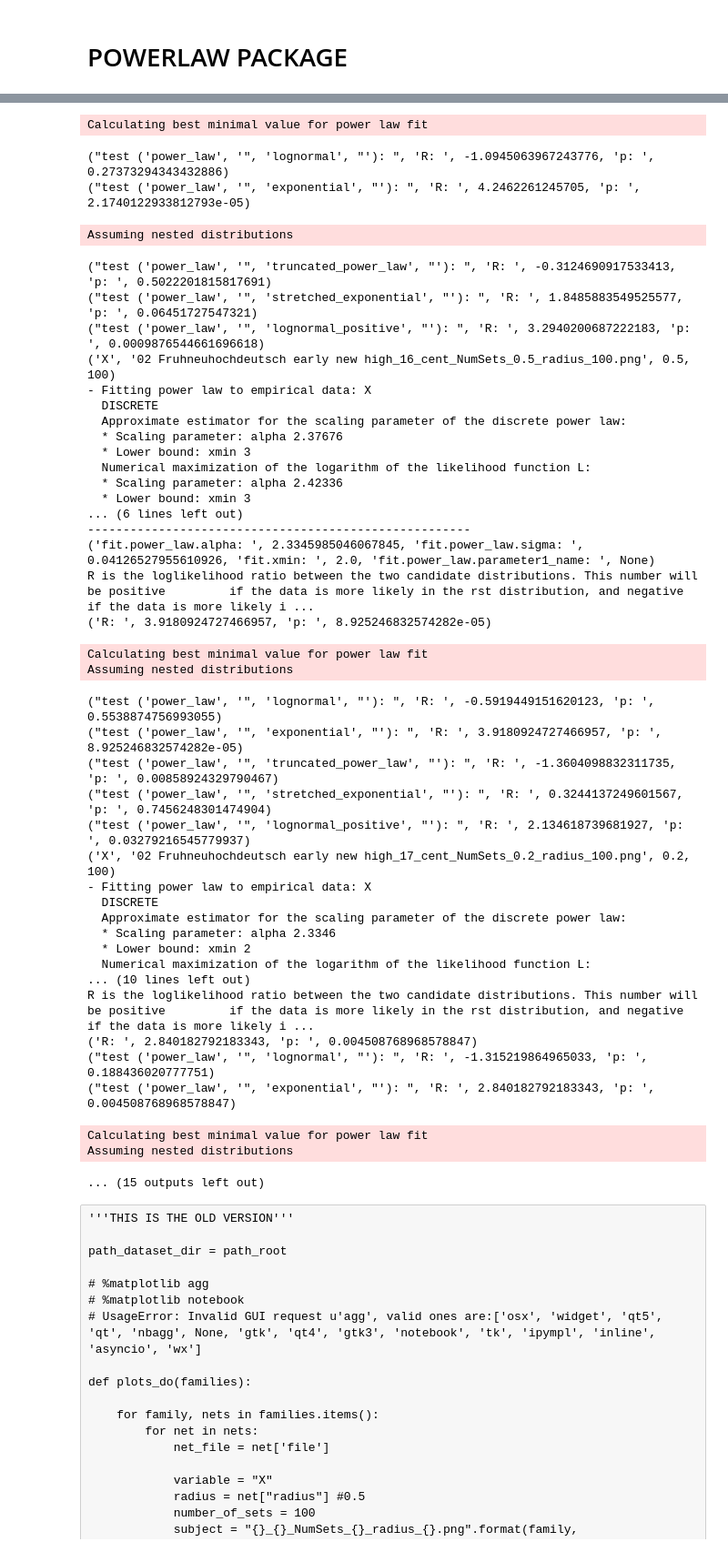
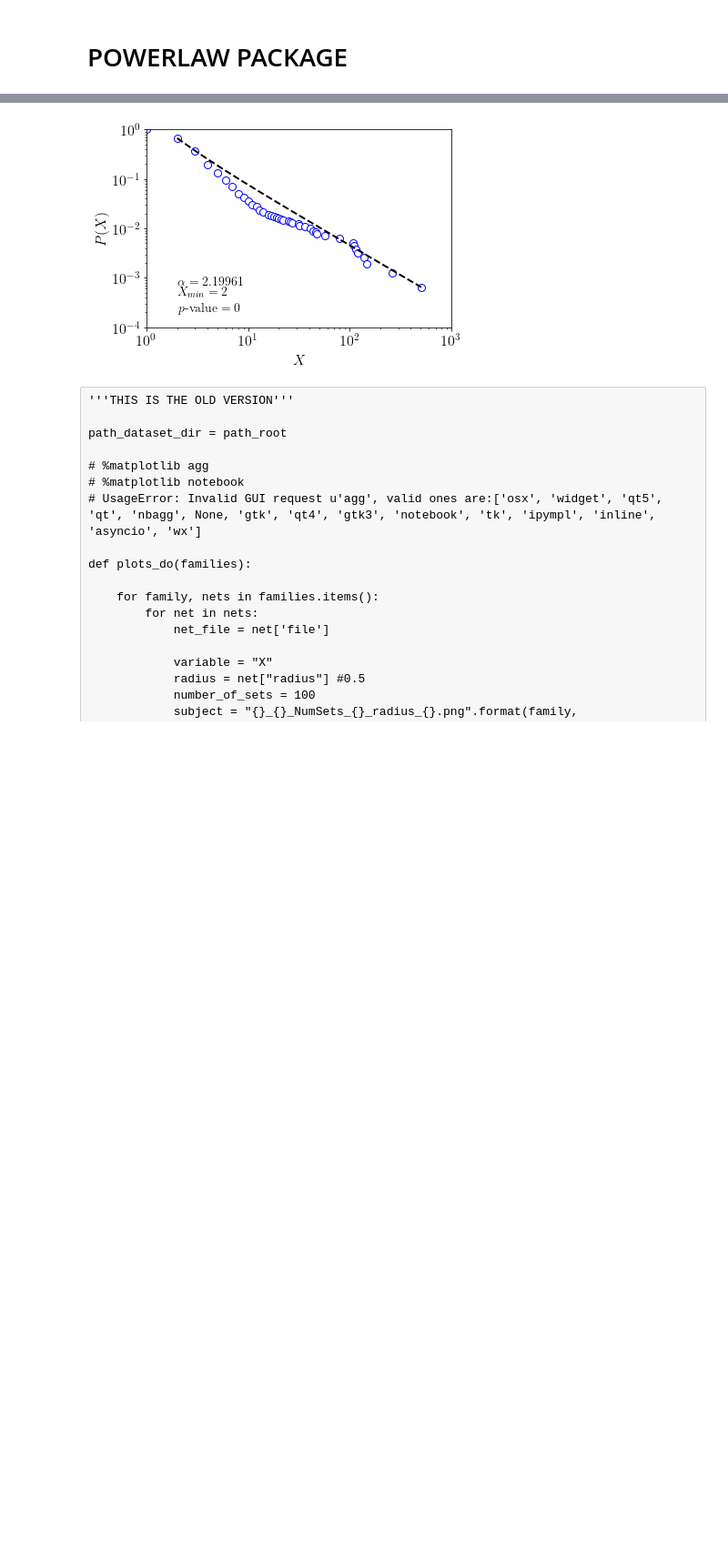
Before and after one commit to bravandi/hierarchical-syntactic-networks, a Jupyter notebook: powerLaw_analysis.ipynb, the cells around one changed output, grey strips where cells are left out. Shown at 91% size. Drawn from its saved outputs; the diff is of its cells as text; code cells hidden in the pictures; blank space fills up the shorter version.

```diff
--- a/powerLaw_analysis.ipynb
+++ b/powerLaw_analysis.ipynb
@@ -149,6 +149,7 @@ plots_do(
         {"radius": 0.5, "file": "14L_cent", 'cent_df': syntactic_nets[syntactic_nets['cent'] == '14L'].reset_index()},
         {"radius": 0.5, "file": "15_cent", 'cent_df': syntactic_nets[syntactic_nets['cent'] == '15'].reset_index()},
         {"radius": 0.5, "file": "16_cent", 'cent_df': syntactic_nets[syntactic_nets['cent'] == '16'].reset_index()},
+        {"radius": 0.17, "file": "17_cent", 'cent_df': syntactic_nets[syntactic_nets['cent'] == '17'].reset_index()},
         {"radius": 0.2, "file": "17_cent", 'cent_df': syntactic_nets[syntactic_nets['cent'] == '17'].reset_index()}
     ]
     }
@@ -203,46 +184,4 @@ R is the loglikelihood ratio between the two candidate distributions. This numbe
-Calculating best minimal value for power law fit
-("test ('power_law', '", 'lognormal', "'): ", 'R: ', -1.0945063967243776, 'p: ', 0.27373294343432886)
-("test ('power_law', '", 'exponential', "'): ", 'R: ', 4.2462261245705, 'p: ', 2.1740122933812793e-05)
-Assuming nested distributions
-("test ('power_law', '", 'truncated_power_law', "'): ", 'R: ', -0.3124690917533413, 'p: ', 0.5022201815817691)
-("test ('power_law', '", 'stretched_exponential', "'): ", 'R: ', 1.8485883549525577, 'p: ', 0.06451727547321)
-("test ('power_law', '", 'lognormal_positive', "'): ", 'R: ', 3.2940200687222183, 'p: ', 0.0009876544661696618)
-('X', '02 Fruhneuhochdeutsch early new high_16_cent_NumSets_0.5_radius_100.png', 0.5, 100)
-- Fitting power law to empirical data: X
-  DISCRETE
-  Approximate estimator for the scaling parameter of the discrete power law:
-  * Scaling parameter: alpha 2.37676
-  * Lower bound: xmin 3
-  Numerical maximization of the logarithm of the likelihood function L:
-  * Scaling parameter: alpha 2.42336
-  * Lower bound: xmin 3
-... (6 lines left out)
-------------------------------------------------------
-('fit.power_law.alpha: ', 2.3345985046067845, 'fit.power_law.sigma: ', 0.04126527955610926, 'fit.xmin: ', 2.0, 'fit.power_law.parameter1_name: ', None)
-R is the loglikelihood ratio between the two candidate distributions. This number will be positive         if the data is more likely in the rst distribution, and negative if the data is more likely i ...
-('R: ', 3.9180924727466957, 'p: ', 8.925246832574282e-05)
-Calculating best minimal value for power law fit
-Assuming nested distributions
-("test ('power_law', '", 'lognormal', "'): ", 'R: ', -0.5919449151620123, 'p: ', 0.5538874756993055)
-("test ('power_law', '", 'exponential', "'): ", 'R: ', 3.9180924727466957, 'p: ', 8.925246832574282e-05)
-("test ('power_law', '", 'truncated_power_law', "'): ", 'R: ', -1.3604098832311735, 'p: ', 0.00858924329790467)
-("test ('power_law', '", 'stretched_exponential', "'): ", 'R: ', 0.3244137249601567, 'p: ', 0.7456248301474904)
-("test ('power_law', '", 'lognormal_positive', "'): ", 'R: ', 2.134618739681927, 'p: ', 0.03279216545779937)
-('X', '02 Fruhneuhochdeutsch early new high_17_cent_NumSets_0.2_radius_100.png', 0.2, 100)
-- Fitting power law to empirical data: X
-  DISCRETE
-  Approximate estimator for the scaling parameter of the discrete power law:
-  * Scaling parameter: alpha 2.3346
-  * Lower bound: xmin 2
-  Numerical maximization of the logarithm of the likelihood function L:
-... (10 lines left out)
-R is the loglikelihood ratio between the two candidate distributions. This number will be positive         if the data is more likely in the rst distribution, and negative if the data is more likely i ...
-('R: ', 2.840182792183343, 'p: ', 0.004508768968578847)
-("test ('power_law', '", 'lognormal', "'): ", 'R: ', -1.315219864965033, 'p: ', 0.188436020777751)
-("test ('power_law', '", 'exponential', "'): ", 'R: ', 2.840182792183343, 'p: ', 0.004508768968578847)
-Calculating best minimal value for power law fit
-Assuming nested distributions
-... (15 outputs left out)
+[figure, added]
 # %% [raw]
 '''THIS IS THE OLD VERSION'''
 
```
Also changed, not shown: parts of 1 cell of this notebook, 4 other files.
